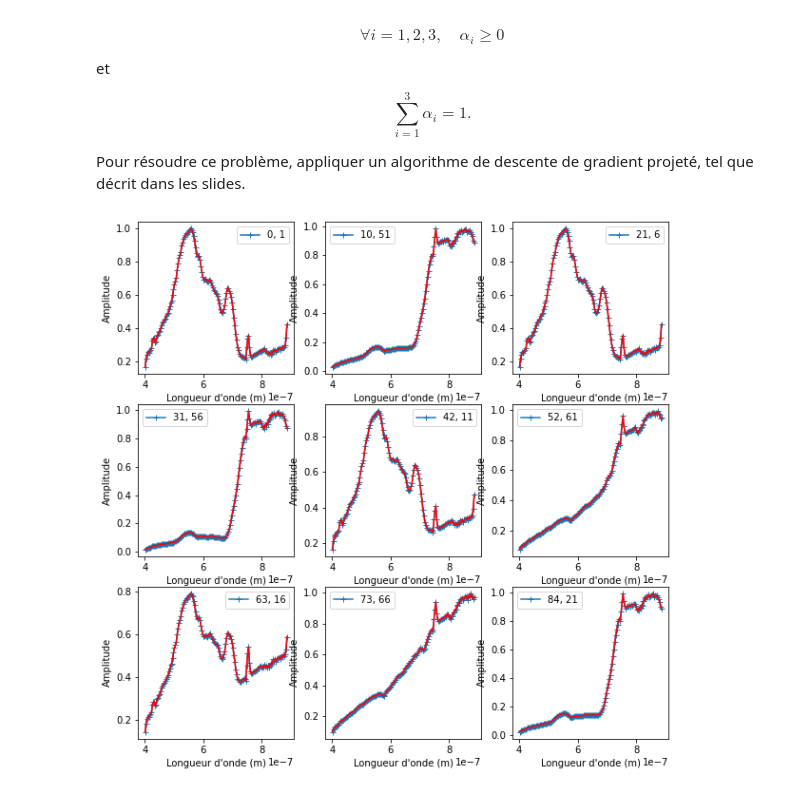
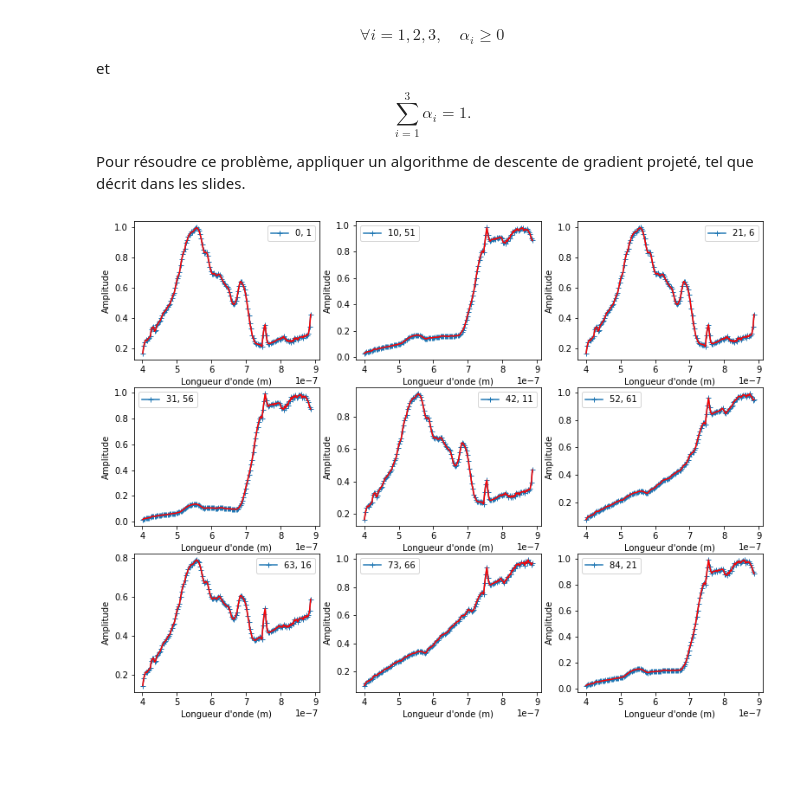
Before and after one commit to florian6973/hyperspectral-imaging, a Jupyter notebook: Rendu.ipynb, the cells around one changed output. Drawn from its saved outputs; the diff is of its cells as text; code cells hidden in the pictures; blank space fills up the shorter version.

```diff
--- a/Rendu.ipynb
+++ b/Rendu.ipynb
@@ -406,35 +408,35 @@ endmembers = copy.deepcopy(inst.endmembers) # deepcopy pour éviter des modifica
 N, D = projected_data.shape
 
 R = D + 1 # Number of endmembers
 abundances = np.zeros((N, R))
 
 # Trick for handling the sum-to-one constraint (see slides)
 def process(z):
     em = copy.deepcopy(endmembers.T)
     vert = np.ones(R)
 
     m = np.vstack((em, vert)) # m tilde
     y = np.vstack((copy.deepcopy(projected_data[z][np.newaxis].T), np.array([1]))) # y tilde
 
     pg = projected_gradient(m,y)
     pg.run(1e-2, 10000) # paramètres à optimiser
     res = pg.a.squeeze()
 
     num = z//1000+1
     if z % 1000 == 1 and 1 <= num <= 9: # affichage d'un spectre sur mille pour vérifier les résultats
         plt.subplot(3, 3, num)
         lb = display_spectrum(data.reshape((95, 95, 156)), (z//95, z%95), False)
         y_app = res[0]*data[inst.idx[0]]+res[1]*data[inst.idx[1]]+res[2]*data[inst.idx[2]]
         plt.plot(lb, y_app, '-', color = 'red')
 
     abundances[z] = res
 
-fig = plt.figure(figsize=(10,10))
+fig = plt.figure(figsize=(13,10))
 pro_v = np.vectorize(process) # version vectorisée de process
 pro_v(np.arange(N)); # calcul pour tous les spectres
 plt.show()
 # %% [output]
-[figure, old version]
+[figure, new version]
 # %%
 # Affichage des abondances
 
```
Also changed, not shown: parts of 1 cell of this notebook.
